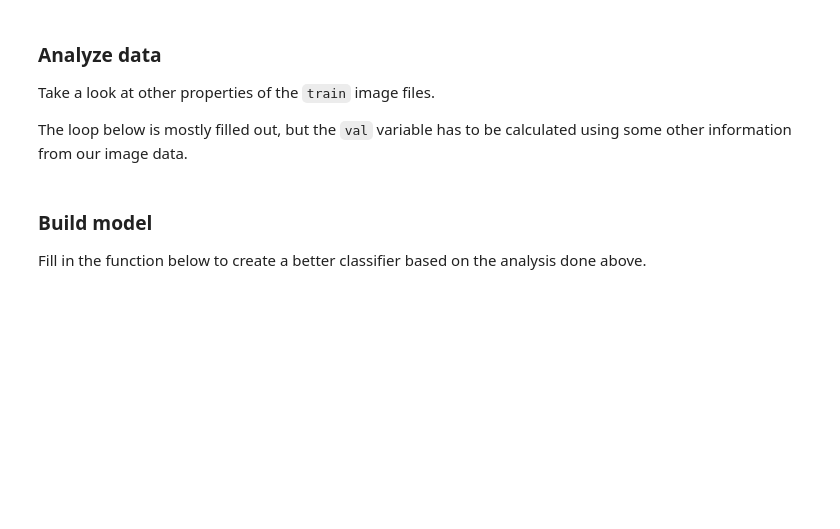
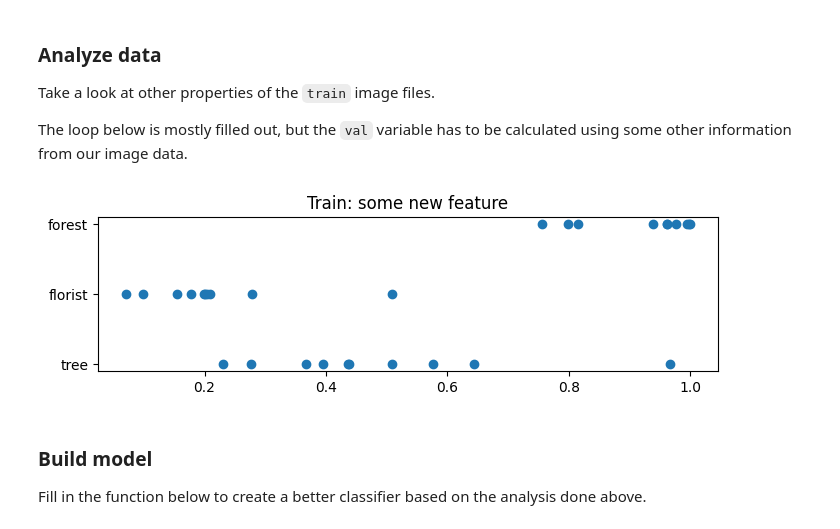
Before and after one commit to ML-SP24/HW04, a Jupyter notebook: Homework04.ipynb, the cells around one changed output. Drawn from its saved outputs; the diff is of its cells as text; code cells hidden in the pictures; blank space fills up the shorter version.

Commit message:
trains the model on green

```diff
--- a/Homework04.ipynb
+++ b/Homework04.ipynb
@@ -435,12 +454,14 @@ Print the number of files in the directory and their names below.
 # Fill out the values for these two variables
 
 # Declare location of test files
-TEST_PATH = ""
+TEST_PATH = "./data/image/forest-tree/test"
 
 # Get all of the filenames that end in "jpg" inside the test directory
-test_files = []
+test_files = [f for f in listdir(TEST_PATH) if f.endswith("jpg")]
 
 # Print the number of files inside the list and some of its contents
+print(len(test_files))
+print(test_files[:7])
 # %% [markdown]
 ### 02A. Iterating through the files
 
@@ -508,13 +529,22 @@ Repeat the above process for the test files.
 length_info_test = []
 
 # iterate through all of the filenames inside the test files list
-  # get full location path for the filename
-  # open the file and read its pixels into an array
-  # get value of interest (number of pixels in image)
-  # store the info using the format specified above: [value, filename]
+for f_name in test_files:
+    # get full location path for the filename
+    pth = path.join(TEST_PATH, f_name)
+    # open the file and read its pixels into an array
+    img = PImage.open(pth)
+    pxs = list(img.getdata())
+    # get value of interest (number of pixels in image)
+    val = len(pxs)
+    # store the info using the format specified above: [value, filename]
+    length_info_test.append([val, f_name])
+
 # check that we processed all files.
-# the test_file_info list should be as long as the test_files list
+print(len(length_info_test))
+
 # plot the (val, filename) pairs
+Homework04Utils.plot_labels_vals(length_info_test, "Test: Number of pixels")
 # %% [markdown]
 We can see that there are some image sizes that are more common, but it doesn't look like pixel count will tell us anything about the content of the image.
 
@@ -716,23 +767,34 @@ The loop below is mostly filled out, but the `val` variable has to be calculated
 # %%
 # list to keep info about image files
 image_info_train = []
+
+#red: 150 - 200, green: 75 - 125, and blue: 0 - 25
+braun = (150, 120, 10)
+green = (32, 97, 19)
+green_02 = (26, 78, 16)
+green_03 = (24, 71, 15)
+green_04 = (37, 90, 26)
+
 
 # iterate through all of the filenames inside the train files list
 for fname in train_files:
   # this gets us the full location path for the filename
   fpath = path.join(TRAIN_PATH, fname)
 
   # open the file and read its pixels into an array
   mimg = PImage.open(fpath)
   mpxs = get_pixels(mimg)
 
   # TODO: get value of interest here !!!!
-  val = 0
+  val = Homework04Utils.color_ratio(mpxs, green_03, 180)
+
 
   # store the info using the format specified above
   image_info_train.append([ val, fname ])
 
 Homework04Utils.plot_labels_vals(image_info_train, "Train: some new feature")
+# %% [output]
+[figure, added]
 # %% [markdown]
 ### Build model
 
```
Also changed, not shown: parts of 14 cells of this notebook.
